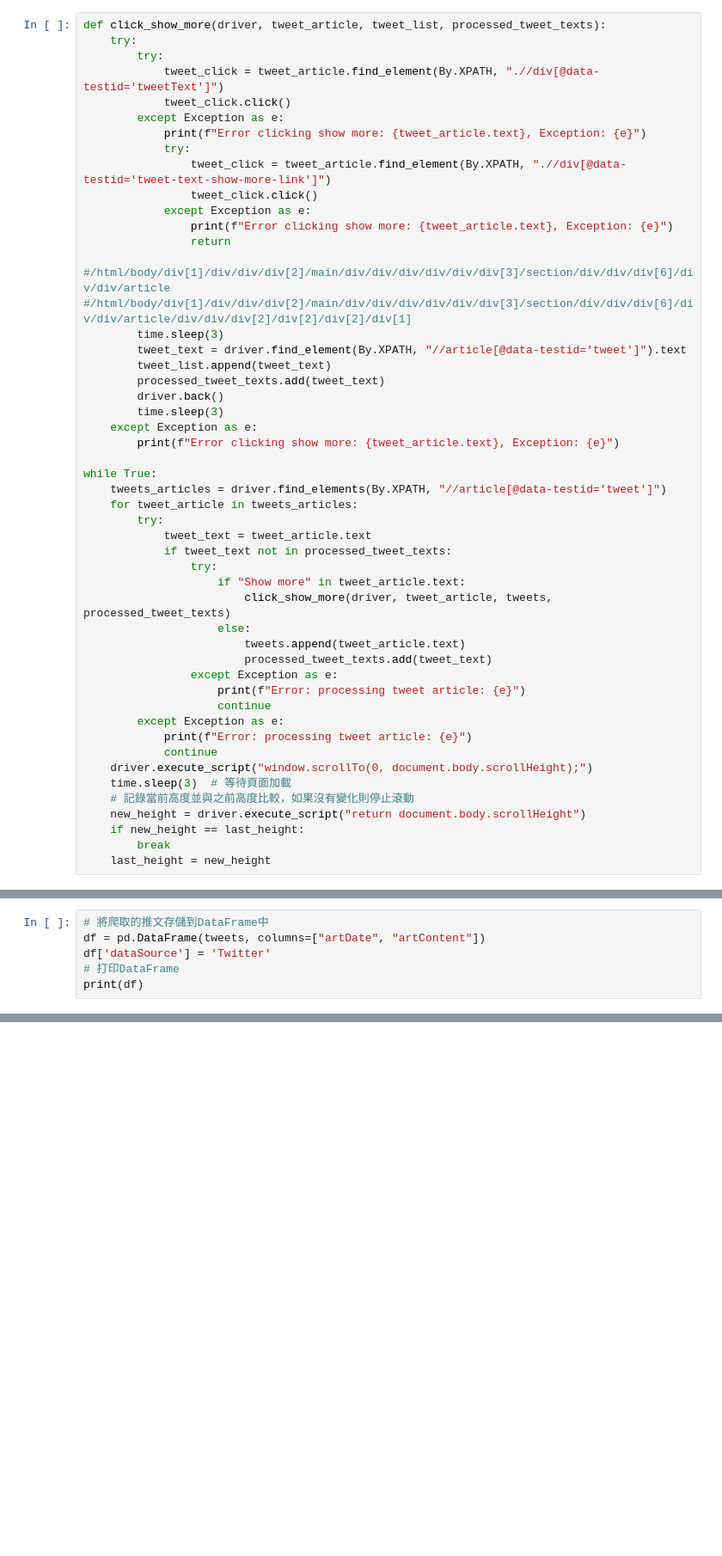
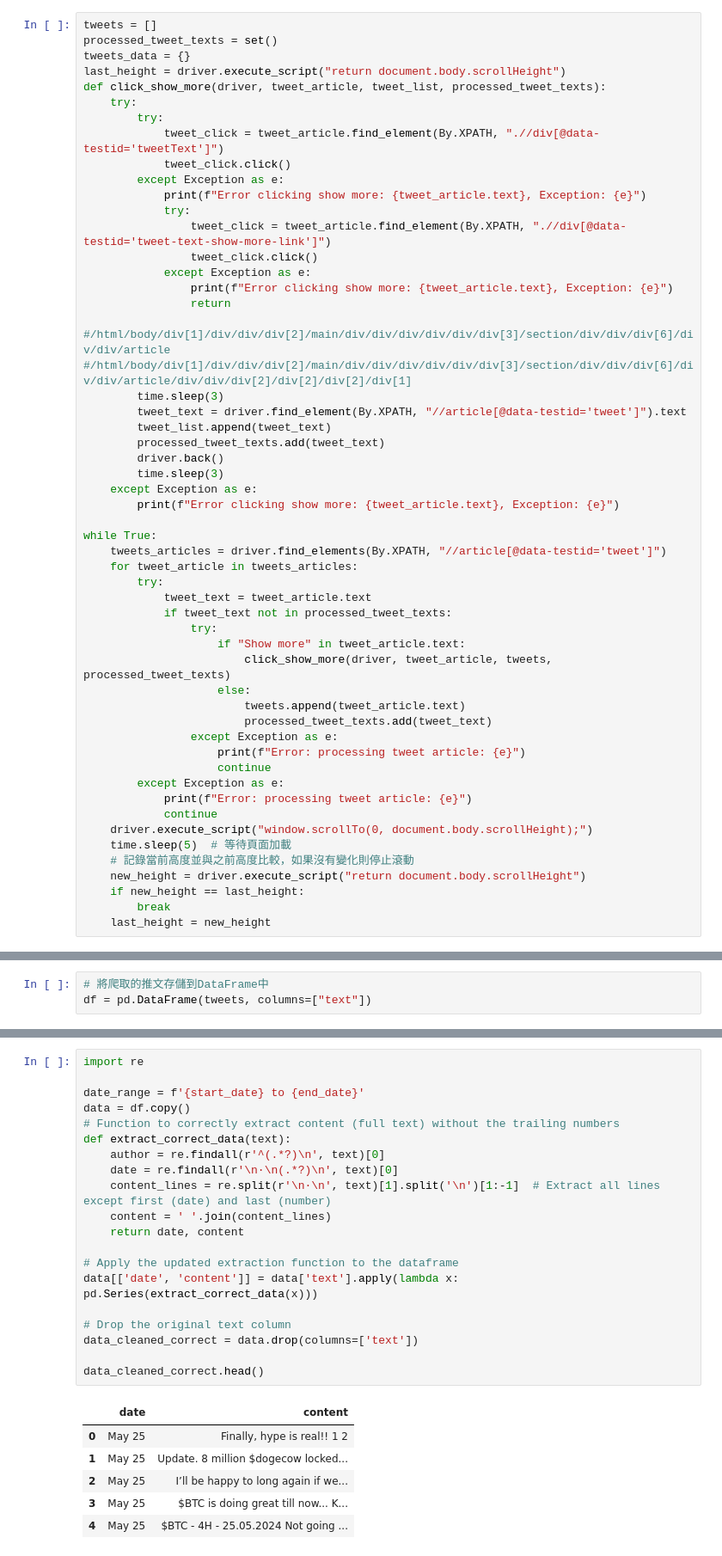
Before and after one commit to shuzen001/twitter-scrape, a Jupyter notebook: selenium_twitter_scrap.ipynb, the cells around one changed output, grey strips where cells are left out. Shown at 86% size. Saved outputs shown, nothing was run; the diff lists cells and outputs as text; blank space fills up the shorter version.

```diff
--- a/selenium_twitter_scrap.ipynb
+++ b/selenium_twitter_scrap.ipynb
@@ -69,4 +47,8 @@ last_height = driver.execute_script("return document.body.scrollHeight")
 # %%
+tweets = []
+processed_tweet_texts = set()
+tweets_data = {}
+last_height = driver.execute_script("return document.body.scrollHeight")
 def click_show_more(driver, tweet_article, tweet_list, processed_tweet_texts):
     try:
         try:
@@ -111,7 +93,7 @@ while True:
             print(f"Error: processing tweet article: {e}")
             continue
     driver.execute_script("window.scrollTo(0, document.body.scrollHeight);")
-    time.sleep(3)  # 等待頁面加載
+    time.sleep(5)  # 等待頁面加載
     # 記錄當前高度並與之前高度比較，如果沒有變化則停止滾動
     new_height = driver.execute_script("return document.body.scrollHeight")
     if new_height == last_height:
@@ -165,6 +147,3 @@ From cointelegraph.com
 # %%
 # 將爬取的推文存儲到DataFrame中
-df = pd.DataFrame(tweets, columns=["artDate", "artContent"])
-df['dataSource'] = 'Twitter'
-# 打印DataFrame
-print(df)
+df = pd.DataFrame(tweets, columns=["text"])
@@ -189 +150,28 @@ print(df)
+# %%
+import re
+
+date_range = f'{start_date} to {end_date}'
+data = df.copy()
+# Function to correctly extract content (full text) without the trailing numbers
+def extract_correct_data(text):
+    author = re.findall(r'^(.*?)\n', text)[0]
+    date = re.findall(r'\n·\n(.*?)\n', text)[0]
+    content_lines = re.split(r'\n·\n', text)[1].split('\n')[1:-1]  # Extract all lines except first (date) and last (number)
+    content = ' '.join(content_lines)
+    return date, content
+
+# Apply the updated extraction function to the dataframe
+data[['date', 'content']] = data['text'].apply(lambda x: pd.Series(extract_correct_data(x)))
+
+# Drop the original text column
+data_cleaned_correct = data.drop(columns=['text'])
+
+data_cleaned_correct.head()
+# %% [output]
+|  | date | content |
+| 0 | May 25 | Finally, hype is real!! 1 2 |
+| 1 | May 25 | Update. 8 million $dogecow locked... |
+| 2 | May 25 | I’ll be happy to long again if we... |
+| 3 | May 25 | $BTC is doing great till now... K... |
+| 4 | May 25 | $BTC - 4H - 25.05.2024 Not going ... |
 # %%
```
Also changed, not shown: parts of 11 cells of this notebook.
